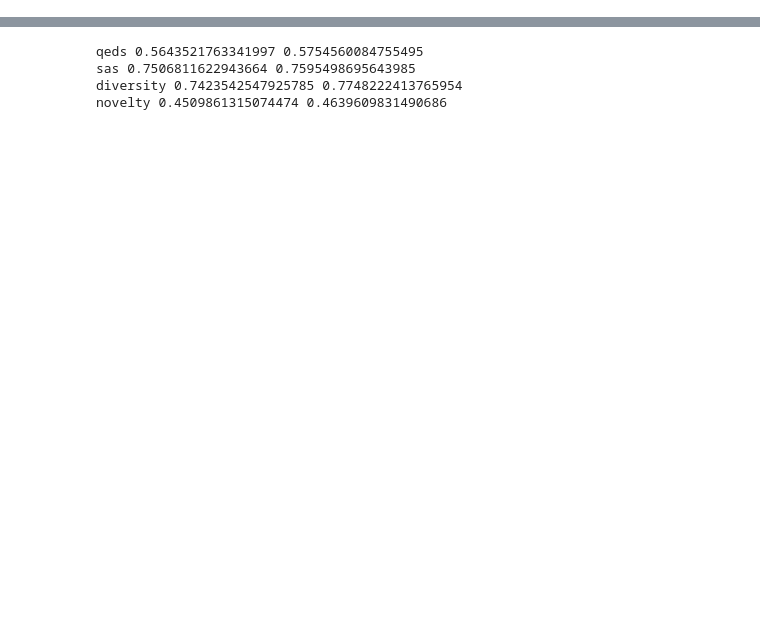
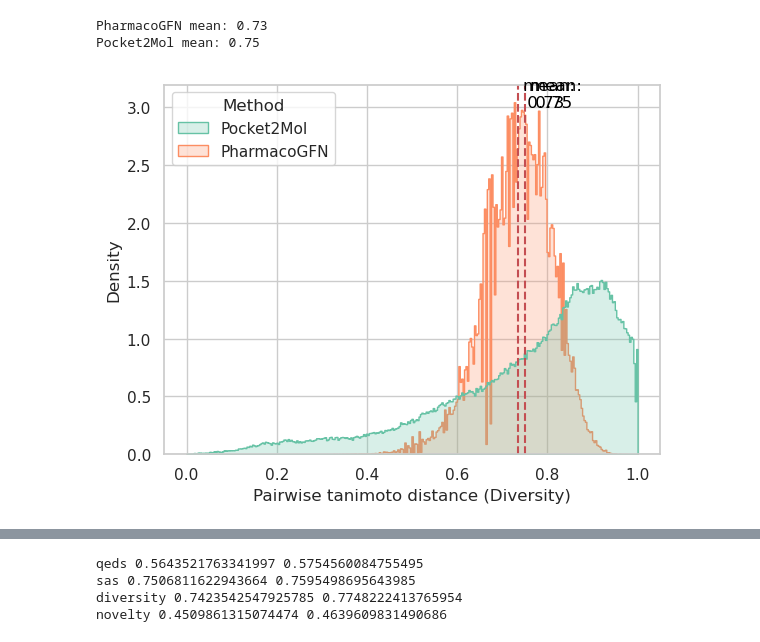
Before and after one commit to tsa87/TacoGFN-SBDD, a Jupyter notebook: examples/14_umap_and_distance_figure.ipynb, the cells around one changed output, grey strips where cells are left out. Drawn from its saved outputs; the diff is of its cells as text; code cells hidden in the pictures; blank space fills up the shorter version.

```diff
--- a/examples/14_umap_and_distance_figure.ipynb
+++ b/examples/14_umap_and_distance_figure.ipynb
@@ -34,0 +50,2 @@ for pocket, val in tqdm(generated_results.items()):
+# %%
+pharmaco_diversity = list(chain.from_iterable([v["diversity"] for k, v in pharmaco_res.items()]))
@@ -35 +85,30 @@ for pocket, val in tqdm(generated_results.items()):
+# %%
+import seaborn as sns
+
+# create a dictionary to map categories to labels
+category_labels = {'Benchmark': 'Benchmark', 'Pharmaco': 'Pharmaco'}
+
+data = pd.DataFrame({
+    'Method': ['Pocket2Mol'] * len(benchmark_diversity) + ['PharmacoGFN'] * len(pharmaco_diversity),
+    'Diversity': benchmark_diversity + pharmaco_diversity,
+})
+# %%
+sns.set_theme(style="whitegrid")
+
+ax = sns.histplot(x="Diversity", hue="Method", data=data, palette="Set2", element="step", stat='density')
+ax.set_xlabel('Pairwise tanimoto distance (Diversity)')
+ax.set_ylabel('Density')
+
+# Calculate the mean values for each group
+mean_values = data.groupby('Method')['Diversity'].mean()
+
+# Draw vertical lines at the mean values and write the mean value on the plot
+for method, mean in mean_values.items():
+    ax.axvline(mean, color='r', linestyle='--', label=f'Mean ({method})')
+    ax.annotate(f'mean:\n {mean:.2f}', xy=(mean, 0.5), xytext=(mean + 0.01, 3), color='black')
+    print(f'{method} mean: {mean:.2f}')
+# %% [output]
+PharmacoGFN mean: 0.73
+Pocket2Mol mean: 0.75
+[figure, added]
 # %%
```
Also changed, not shown: parts of 29 cells of this notebook, 3 other files.
